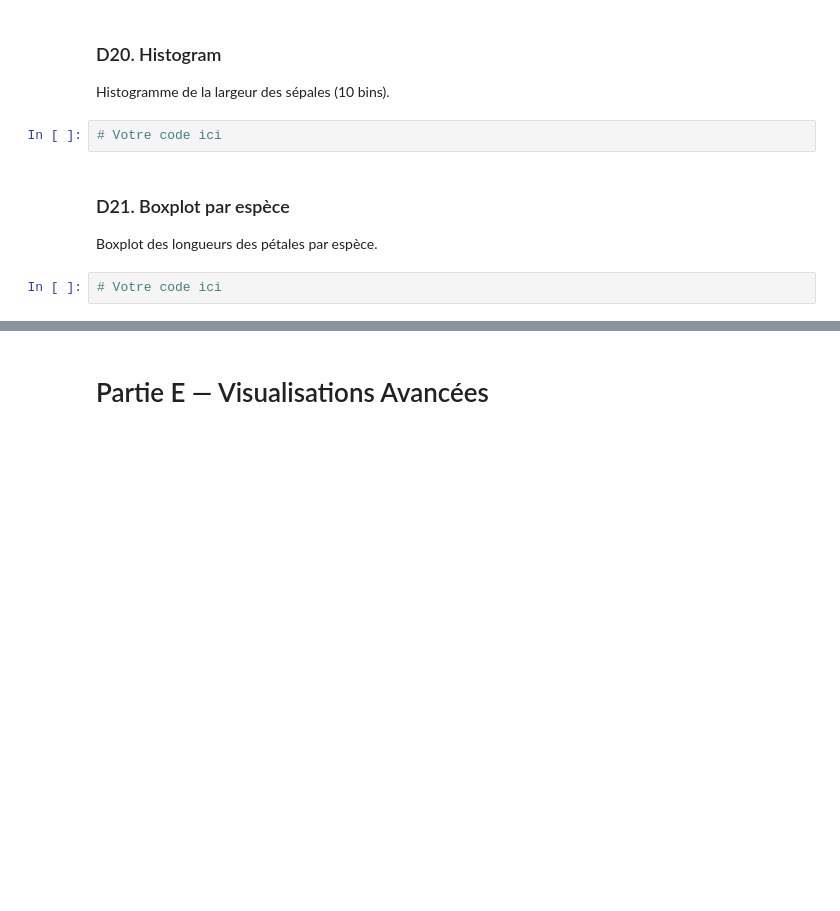
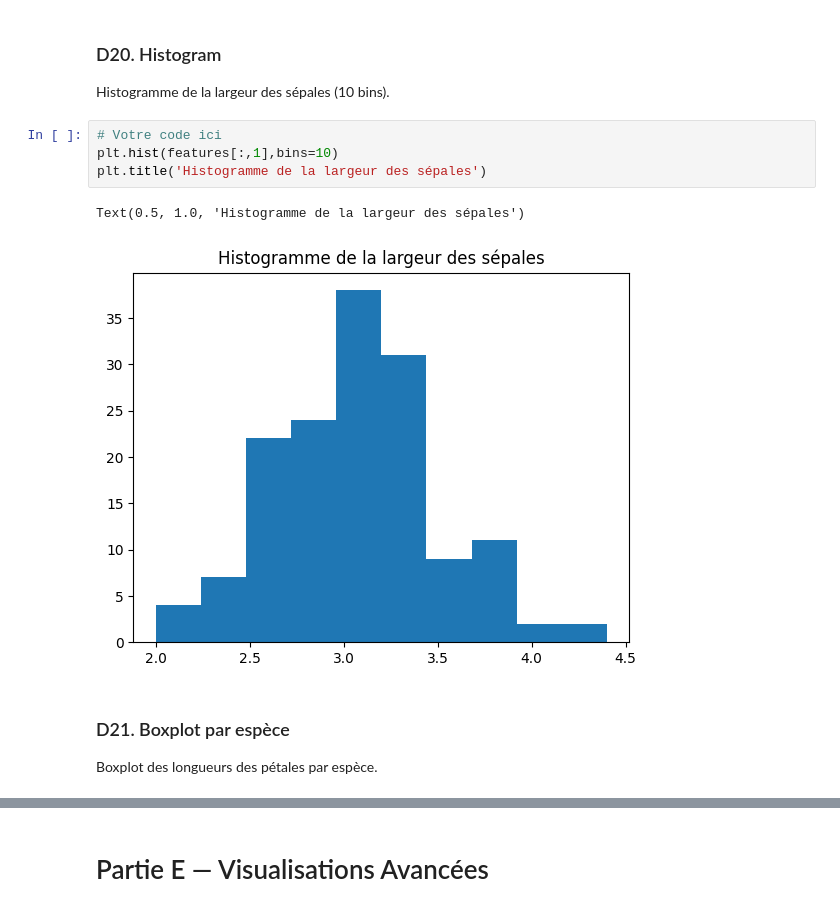
Before and after one commit to WassimXcx-dotcom/EventsManagerProject, a Jupyter notebook: notebooks/controle_numpy_matplotlib_wassim.ipynb, the cells around one changed output, grey strips where cells are left out. Cells and saved outputs as stored; diff of their text form; blank space fills up the shorter version.

```diff
--- a/notebooks/controle_numpy_matplotlib_wassim.ipynb
+++ b/notebooks/controle_numpy_matplotlib_wassim.ipynb
@@ -280,10 +401,13 @@ Bar chart des moyennes des quatre caractéristiques.
 # %% [markdown]
 ### D20. Histogram
 Histogramme de la largeur des sépales (10 bins).
-# %%
-# Votre code ici
+# %%
+# Votre code ici
+plt.hist(features[:,1],bins=10)
+plt.title('Histogramme de la largeur des sépales')
+# %% [output]
+Text(0.5, 1.0, 'Histogramme de la largeur des sépales')
+[figure, added]
 # %% [markdown]
 ### D21. Boxplot par espèce
 Boxplot des longueurs des pétales par espèce.
-# %%
-# Votre code ici
```
Also changed, not shown: parts of 33 cells of this notebook.
